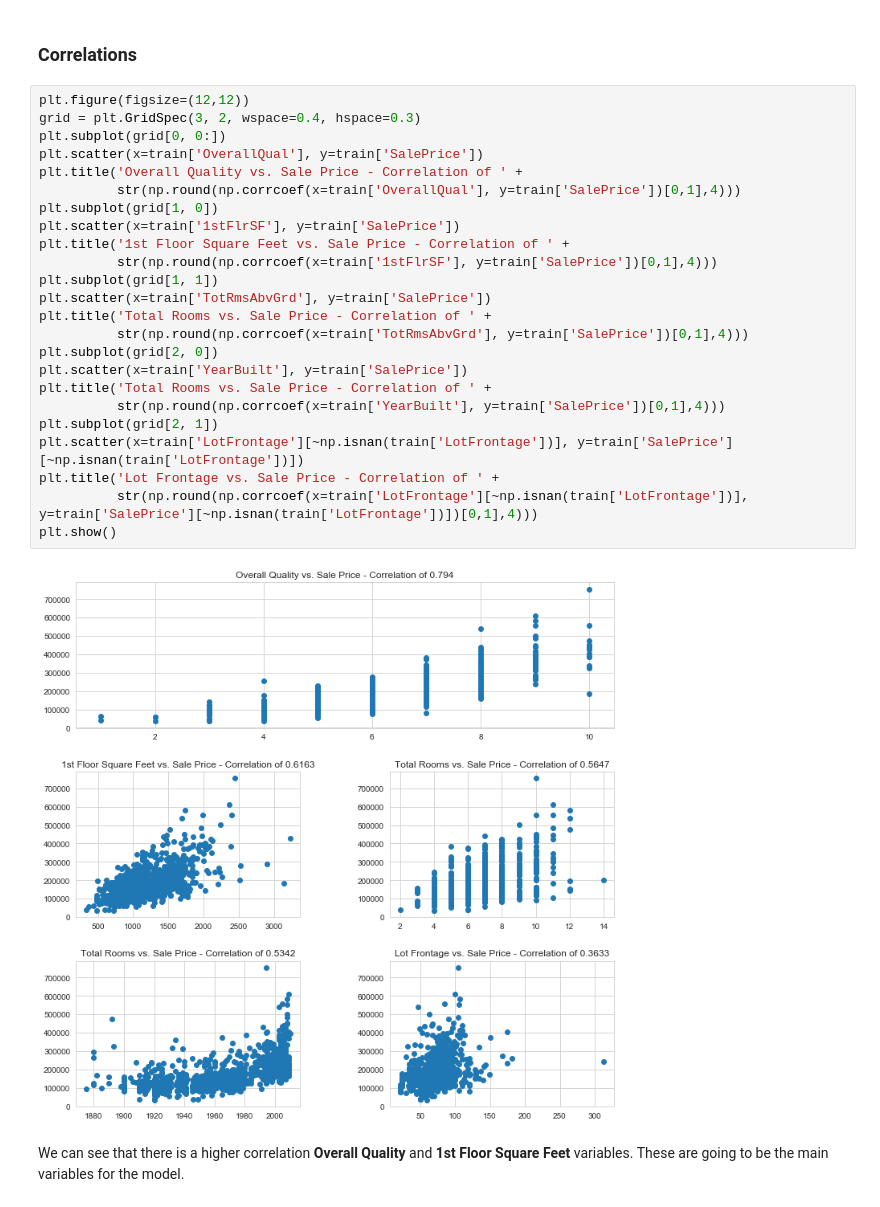
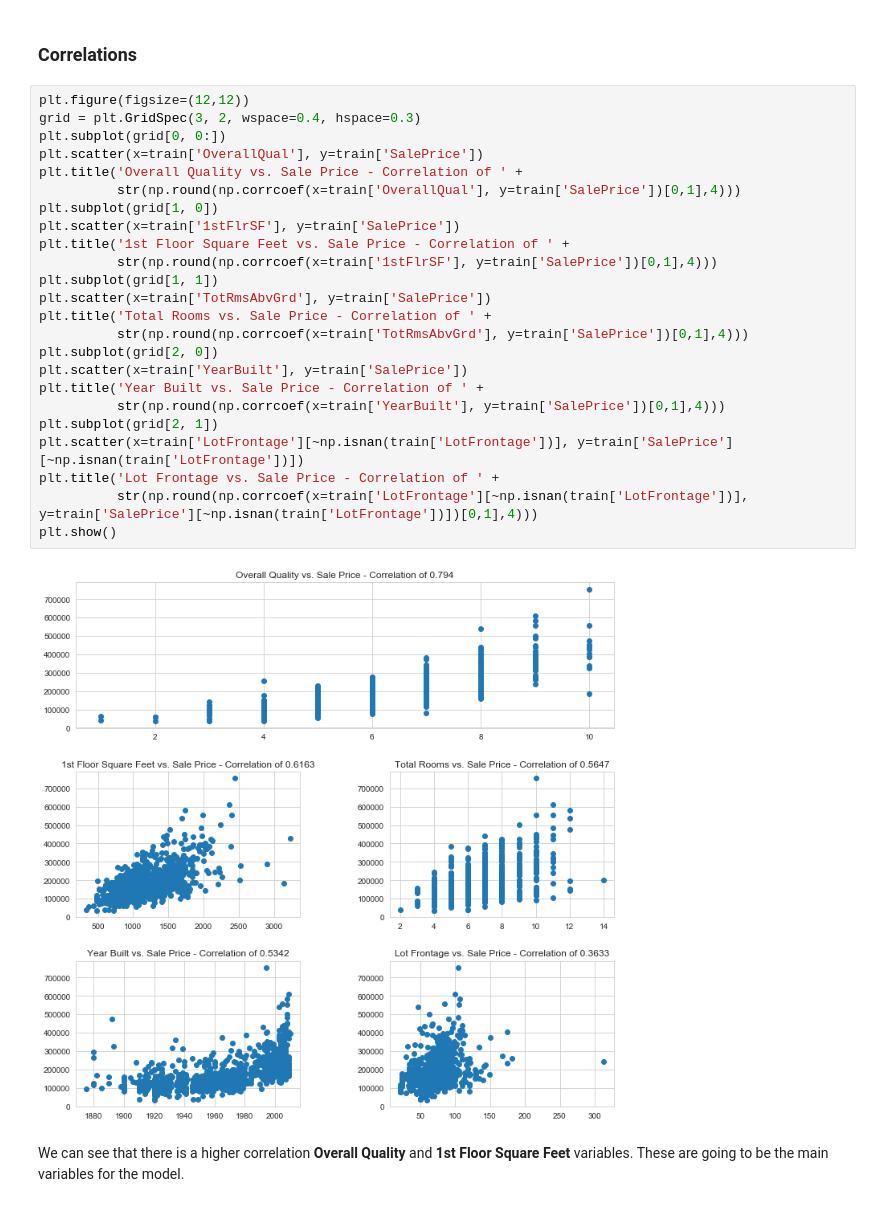
Before and after one commit to joser834/Data-Science, a Jupyter notebook: MS_DataScience/Python/House Prices Prediction/House Price Prediction.ipynb, the cells around one changed output. Cells and saved outputs as stored; diff of their text form.

```diff
--- a/MS_DataScience/Python/House Prices Prediction/House Price Prediction.ipynb
+++ b/MS_DataScience/Python/House Prices Prediction/House Price Prediction.ipynb
@@ -156,28 +156,28 @@ sns.distplot(train['LotFrontage'][~np.isnan(train['LotFrontage'])], color="purpl
 # %%
 plt.figure(figsize=(12,12))
 grid = plt.GridSpec(3, 2, wspace=0.4, hspace=0.3)
 plt.subplot(grid[0, 0:])
 plt.scatter(x=train['OverallQual'], y=train['SalePrice'])
 plt.title('Overall Quality vs. Sale Price - Correlation of ' +
           str(np.round(np.corrcoef(x=train['OverallQual'], y=train['SalePrice'])[0,1],4)))
 plt.subplot(grid[1, 0])
 plt.scatter(x=train['1stFlrSF'], y=train['SalePrice'])
 plt.title('1st Floor Square Feet vs. Sale Price - Correlation of ' +
           str(np.round(np.corrcoef(x=train['1stFlrSF'], y=train['SalePrice'])[0,1],4)))
 plt.subplot(grid[1, 1])
 plt.scatter(x=train['TotRmsAbvGrd'], y=train['SalePrice'])
 plt.title('Total Rooms vs. Sale Price - Correlation of ' +
           str(np.round(np.corrcoef(x=train['TotRmsAbvGrd'], y=train['SalePrice'])[0,1],4)))
 plt.subplot(grid[2, 0])
 plt.scatter(x=train['YearBuilt'], y=train['SalePrice'])
-plt.title('Total Rooms vs. Sale Price - Correlation of ' +
+plt.title('Year Built vs. Sale Price - Correlation of ' +
           str(np.round(np.corrcoef(x=train['YearBuilt'], y=train['SalePrice'])[0,1],4)))
 plt.subplot(grid[2, 1])
 plt.scatter(x=train['LotFrontage'][~np.isnan(train['LotFrontage'])], y=train['SalePrice'][~np.isnan(train['LotFrontage'])])
 plt.title('Lot Frontage vs. Sale Price - Correlation of ' +
           str(np.round(np.corrcoef(x=train['LotFrontage'][~np.isnan(train['LotFrontage'])], y=train['SalePrice'][~np.isnan(train['LotFrontage'])])[0,1],4)))
 plt.show()
 # %% [output]
-[figure, old version]
+[figure, new version]
 # %% [markdown]
 We can see that there is a higher correlation **Overall Quality** and **1st Floor Square Feet** variables. These are going to be the main variables for the model.
```
Also changed, not shown: parts of 8 cells of this notebook.
